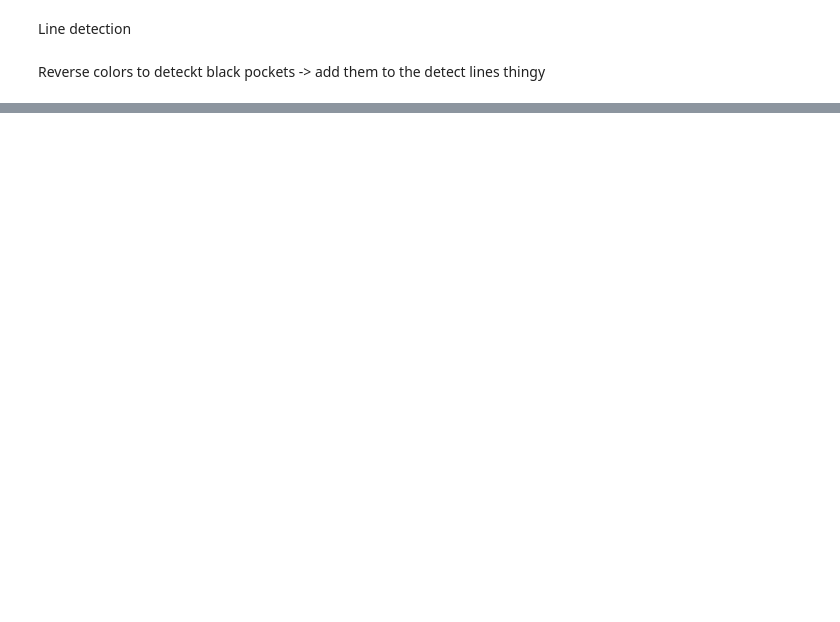
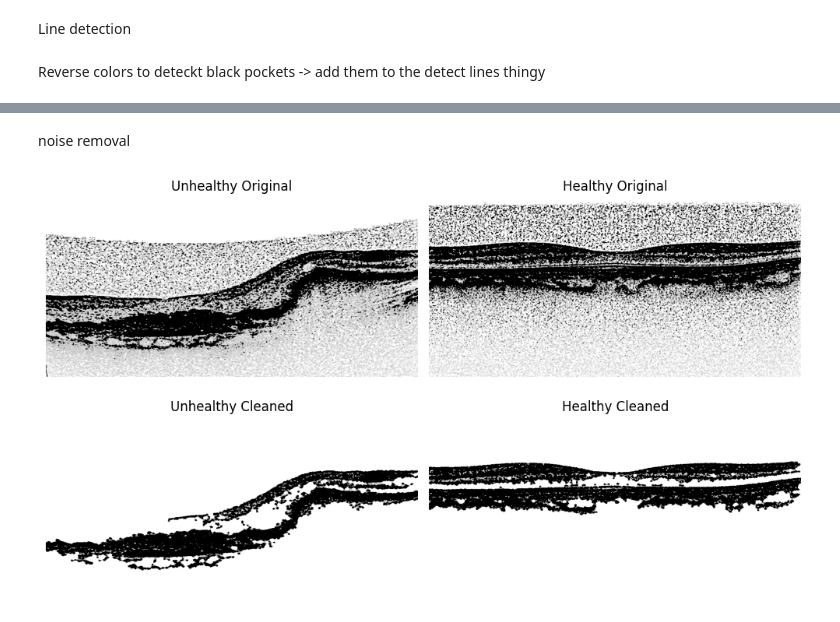
Before and after one commit to m2802h/Computer-Vision, a Jupyter notebook: Project.ipynb, the cells around one changed output, grey strips where cells are left out. Saved outputs shown, nothing was run; the diff lists cells and outputs as text; code cells hidden in the pictures; blank space fills up the shorter version.

Commit message:
added everything, needs testing memory overload

```diff
--- a/Project.ipynb
+++ b/Project.ipynb
@@ -393,0 +273,48 @@ Reverse colors to deteckt black pockets -> add them to the detect lines thingy
+# %% [markdown]
+noise removal
+# %%
+import cv2
+import numpy as np
+import matplotlib.pyplot as plt
+
+
+def keep_main_object_preserve_intensity(img, thresh_val=110, morph_kernel=5):
+    """
+    Keep the largest dark connected component, preserve its intensities,
+    and set everything else to 255.
+    """
+    # Threshold dark regions
+    _, mask = cv2.threshold(img, thresh_val, 255, cv2.THRESH_BINARY_INV)
+
+    # Morphological noise cleanup
+    k = cv2.getStructuringElement(cv2.MORPH_ELLIPSE, (morph_kernel, morph_kernel))
+    mask = cv2.morphologyEx(mask, cv2.MORPH_OPEN, k, iterations=1)
+    mask = cv2.morphologyEx(mask, cv2.MORPH_CLOSE, k, iterations=2)
+
+    # Keep largest component only
+    num_labels, labels, stats, _ = cv2.connectedComponentsWithStats(mask, connectivity=8)
+    if num_labels > 1:
+        largest_label = 1 + np.argmax(stats[1:, cv2.CC_STAT_AREA])
+        mask = np.where(labels == largest_label, 255, 0).astype(np.uint8)
+
+    # Preserve interior, set outside to 255
+    result = np.where(mask == 255, img, 255).astype(np.uint8)
+    return result
+
+# Choose idx
+idx = 11
+unhealthy_processed = keep_main_object_preserve_intensity(unhealthy_inv_top[idx])
+healthy_processed = keep_main_object_preserve_intensity(healthy_inv_top[idx])
+unhealthy_train_processed = keep_main_object_preserve_intensity(unhealthy_inv_top_train[idx])
+healthy_train_processed = keep_main_object_preserve_intensity(healthy_inv_top_train[idx])
+
+# Plot
+fig, axes = plt.subplots(2, 2, figsize=(10, 6))
+axes[0,0].imshow(unhealthy_inv_top[idx], cmap='gray'); axes[0,0].set_title("Unhealthy Original"); axes[0,0].axis('off')
+axes[0,1].imshow(healthy_inv_top[idx], cmap='gray'); axes[0,1].set_title("Healthy Original"); axes[0,1].axis('off')
+axes[1,0].imshow(unhealthy_processed, cmap='gray'); axes[1,0].set_title("Unhealthy Cleaned"); axes[1,0].axis('off')
+axes[1,1].imshow(healthy_processed, cmap='gray'); axes[1,1].set_title("Healthy Cleaned"); axes[1,1].axis('off')
+plt.tight_layout()
+plt.show()
+# %% [output]
+[figure, added]
```
Also changed, not shown: parts of 16 cells of this notebook.
